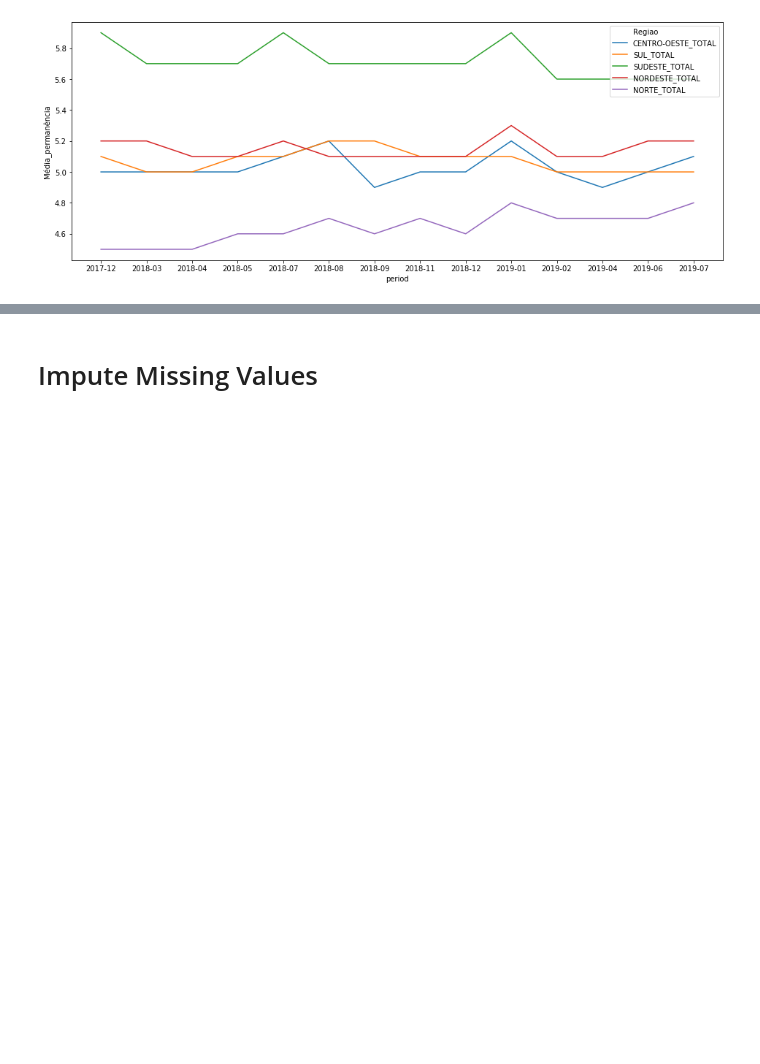
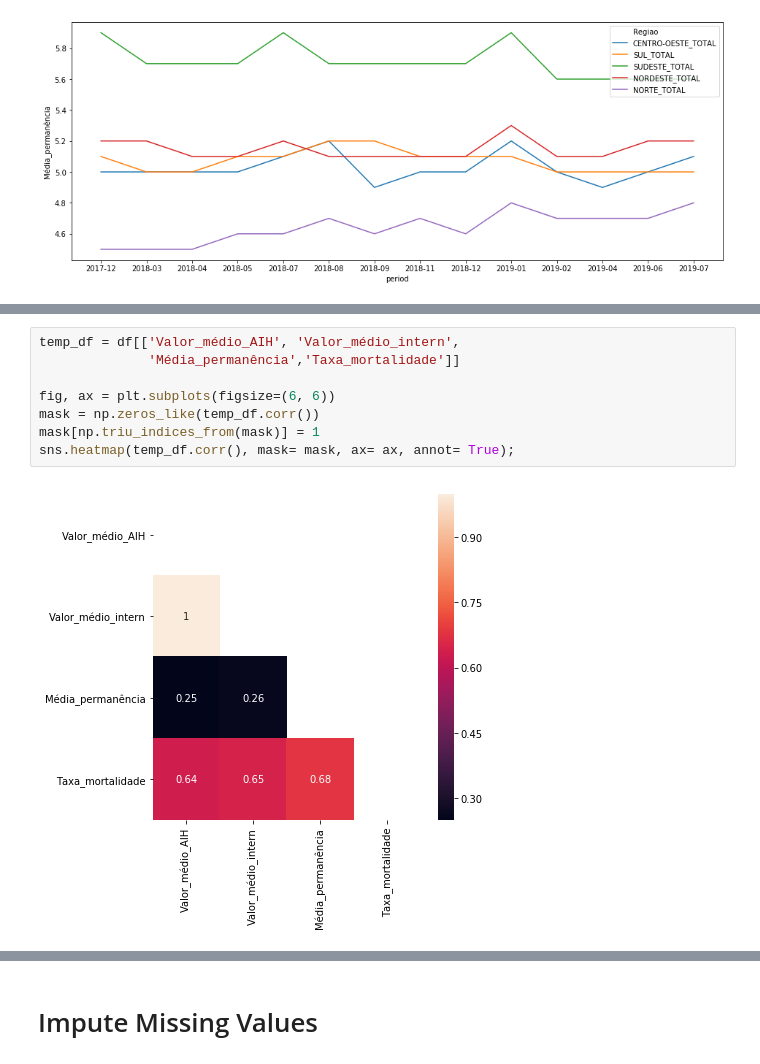
Before and after one commit to leshiota/case_sulamerica, a Jupyter notebook: notebooks/analise.ipynb, the cells around one changed output, grey strips where cells are left out. Drawn from its saved outputs; the diff is of its cells as text; blank space fills up the shorter version.

```diff
--- a/notebooks/analise.ipynb
+++ b/notebooks/analise.ipynb
@@ -239,0 +211,10 @@ Name: Regiao, Length: 660, dtype: bool
+# %%
+temp_df = df[['Valor_médio_AIH', 'Valor_médio_intern',
+              'Média_permanência','Taxa_mortalidade']]
+
+fig, ax = plt.subplots(figsize=(6, 6))
+mask = np.zeros_like(temp_df.corr())
+mask[np.triu_indices_from(mask)] = 1
+sns.heatmap(temp_df.corr(), mask= mask, ax= ax, annot= True);
+# %% [output]
+[figure, added]
```
Also changed, not shown: parts of 26 cells of this notebook, 1 other file.
